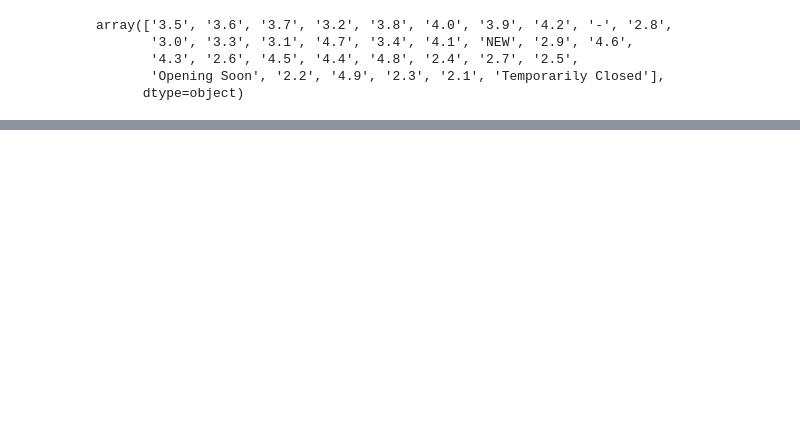
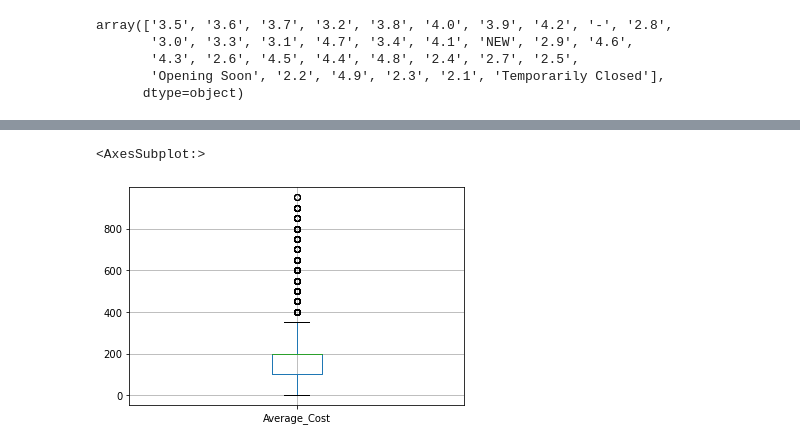
Before and after one commit to syedkhundmir99/Projects, a Jupyter notebook: Delivery Time Prediction.ipynb, the cells around one changed output, grey strips where cells are left out. Cells and saved outputs as stored; diff of their text form; code cells hidden in the pictures; blank space fills up the shorter version.

```diff
--- a/Delivery Time Prediction.ipynb
+++ b/Delivery Time Prediction.ipynb
@@ -302,0 +164,5 @@ clf.score(x_test,y_test)
+# %%
+df.boxplot(column = 'Average_Cost')
+# %% [output]
+<AxesSubplot:>
+[figure, added]
```
Also changed, not shown: parts of 128 cells of this notebook.
